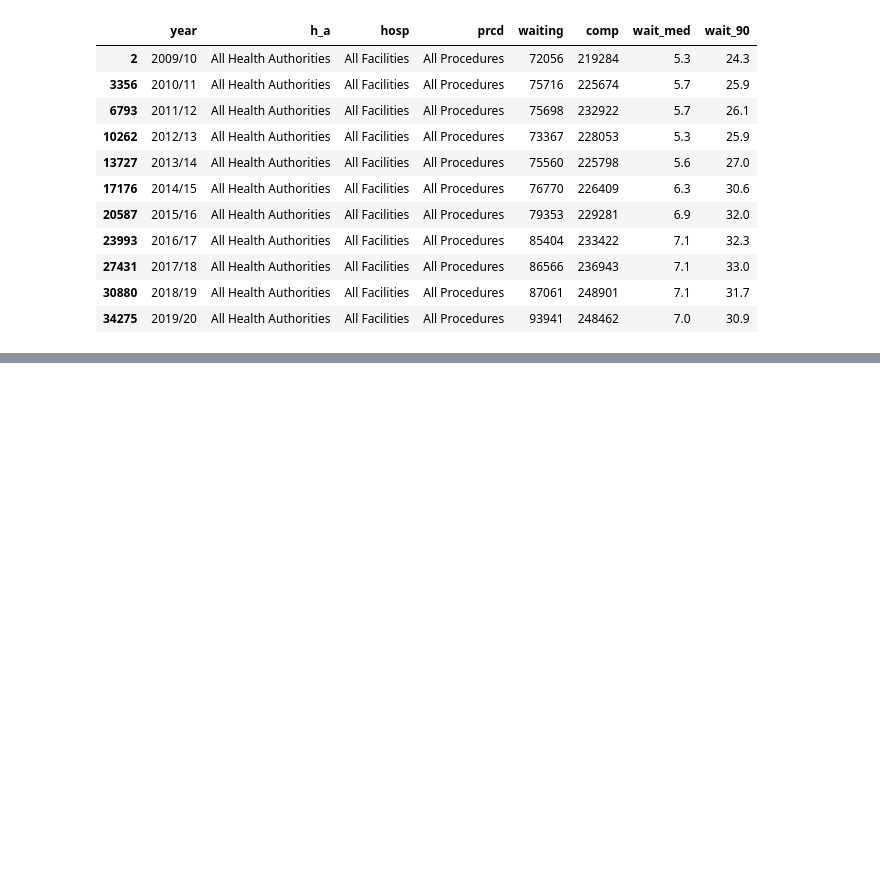
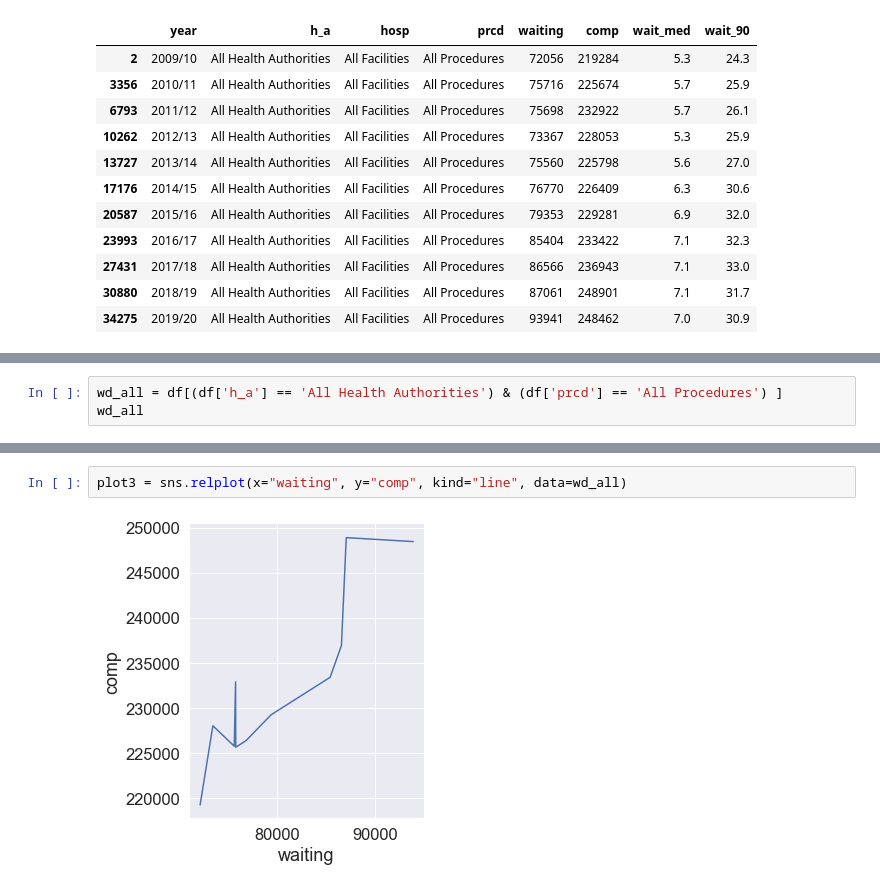
Before and after one commit to data301-2020-winter2/course-project-group_1022, a Jupyter notebook: analysis/Akshaj/milestone2.pnb/milestone2.ipynb, the cells around one changed output, grey strips where cells are left out. Cells and saved outputs as stored; diff of their text form; blank space fills up the shorter version.

```diff
--- a/analysis/Akshaj/milestone2.pnb/milestone2.ipynb
+++ b/analysis/Akshaj/milestone2.pnb/milestone2.ipynb
@@ -156,0 +261,3 @@ ImportError: attempted relative import with no known parent package
+# %%
+wd_all = df[(df['h_a'] == 'All Health Authorities') & (df['prcd'] == 'All Procedures') ]
+wd_all
@@ -156,0 +277,4 @@ ImportError: attempted relative import with no known parent package
+# %%
+plot3 = sns.relplot(x="waiting", y="comp", kind="line", data=wd_all)
+# %% [output]
+[figure, added]
```
Also changed, not shown: parts of 14 cells of this notebook, 4 other files.
